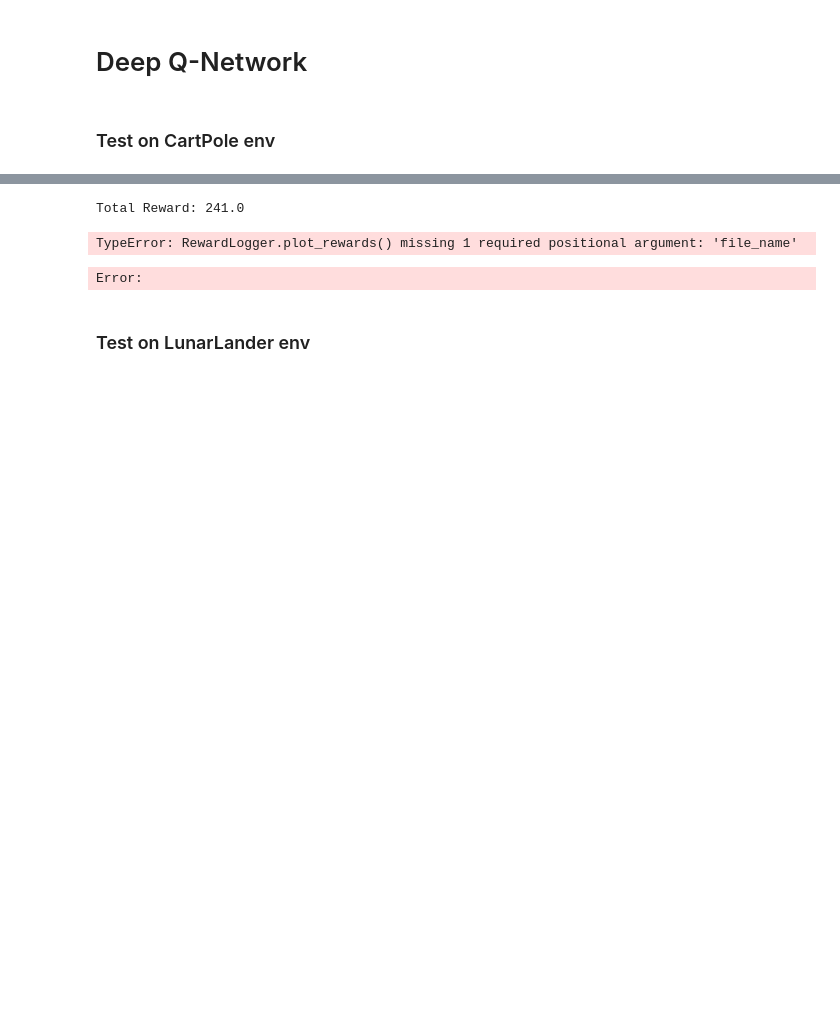
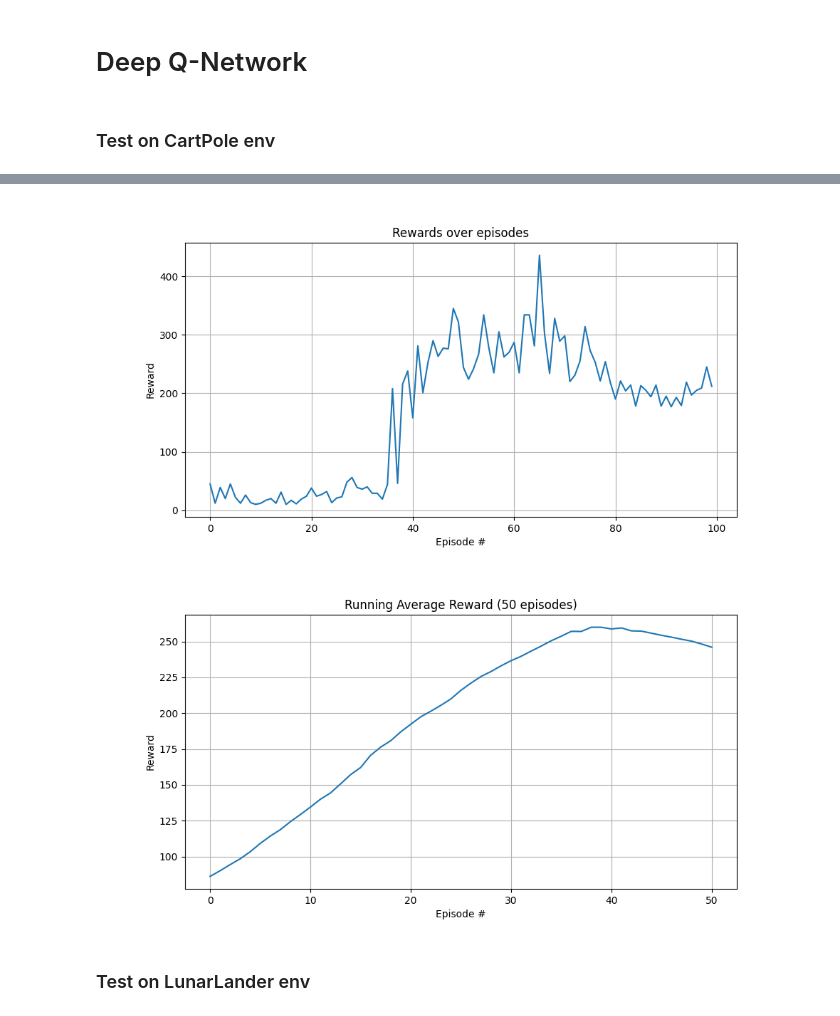
Before and after one commit to TamoToo/INF8225-DeepRL, a Jupyter notebook: experiments.ipynb, the cells around one changed output, grey strips where cells are left out. Drawn from its saved outputs; the diff is of its cells as text; code cells hidden in the pictures; blank space fills up the shorter version.

```diff
--- a/experiments.ipynb
+++ b/experiments.ipynb
@@ -69,34 +76,20 @@ Episode 90, Average Reward: 207.30, Epsilon: 0.01
 # %%
 # save the model
 dqn_agent.save_models()
-# %%
-env = gym.make('CartPole-v1', render_mode='human')
-env = NumpyToTorch(env, device)
-
-# Load the agent with just name and device
-agent = DQNAgent.load_agent('CartPole', device)
-
-state, _ = env.reset()
-done = False
-total_reward = 0
-while not done:
-    action = agent.select_action(state, eval_mode=True)
-    next_state, reward, terminated, truncated, _ = env.step(action)
-    done = terminated or truncated
-    state = next_state
-    total_reward += reward
-
-print(f"Total Reward: {total_reward}")
-# %% [output]
-Total Reward: 241.0
-# %%
-# Plot the rewards
-rewards_storer.plot_rewards()
-rewards_storer.plot_rewards_smooth(window_length=50)
-# show_epsilon_decay(dqn_agent.epsilon_start, dqn_agent.epsilon_min, dqn_agent.epsilon_decay)
-# %% [output]
-TypeError: RewardLogger.plot_rewards() missing 1 required positional argument: 'file_name'
-Error:
+# %%
+reward_plot_path = f"{DQN_FIGURES_DIR}/dqn_cartpole_rewards.png"
+smooth_reward_plot_path = f"{DQN_FIGURES_DIR}/dqn_cartpole_rewards_smooth.png"
+
+# Plot the rewards (saving the files)
+rewards_storer.plot_rewards(file_name=reward_plot_path)
+rewards_storer.plot_rewards_smooth(file_name=smooth_reward_plot_path, window_length=50)
+
+# Display the saved images
+display(Image(filename=reward_plot_path))
+display(Image(filename=smooth_reward_plot_path))
+# %% [output]
+[figure, added]
+[figure, added]
 # %% [markdown]
 ### Test on LunarLander env
 # %%
```
Also changed, not shown: parts of 11 cells of this notebook.
